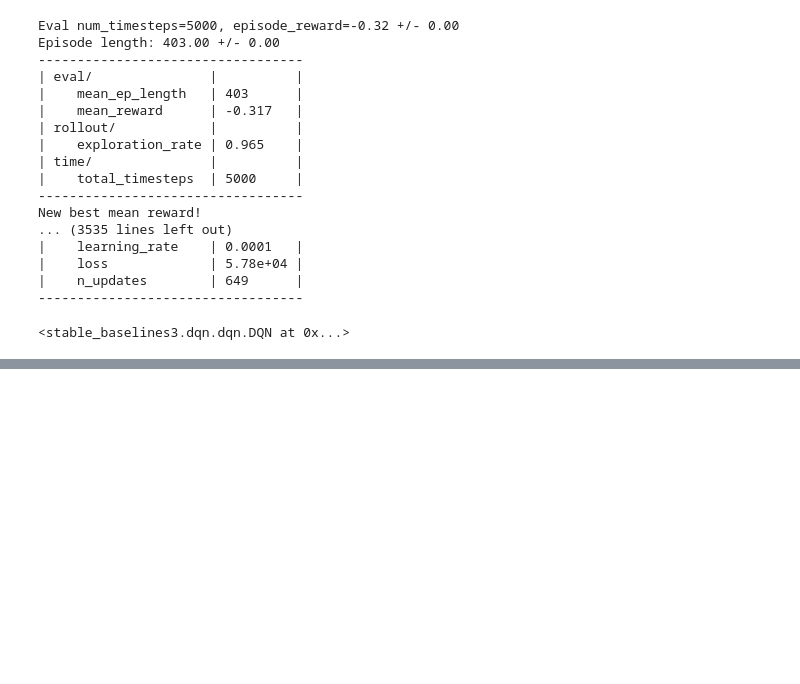
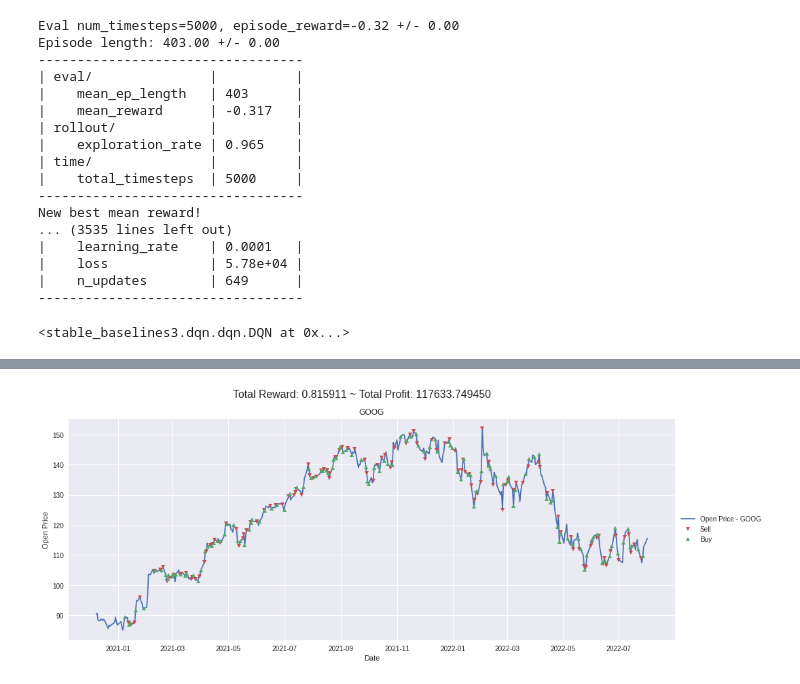
Before and after one commit to parveenxkashyap/deepRL-algorithmic-trading, a Jupyter notebook: notebook.ipynb, the cells around one changed output, grey strips where cells are left out. Cells and saved outputs as stored; diff of their text form; code cells hidden in the pictures; blank space fills up the shorter version.

```diff
--- a/notebook.ipynb
+++ b/notebook.ipynb
@@ -1381,0 +1422,13 @@ New best mean reward!
+# %%
+
+observation = dqn_test_env.reset(False)
+
+while True:
+
+    action, _states = best_dqn_agent.predict(observation)
+    observation, reward, done, info = dqn_test_env.step(action)
+
+    # env.render()
+    if done:
+        print("info:", info)
+        break
@@ -1381,0 +1437,10 @@ New best mean reward!
+# %%
+plt.figure(figsize=(16, 6))
+dqn_test_env.render_all()
+plt.title("GOOG")
+plt.xlabel("Date")
+plt.ylabel("Open Price")
+plt.legend(loc='center left', bbox_to_anchor=(1, 0.5))
+plt.show()
+# %% [output]
+[figure, added]
```
Also changed, not shown: parts of 11 cells of this notebook.
